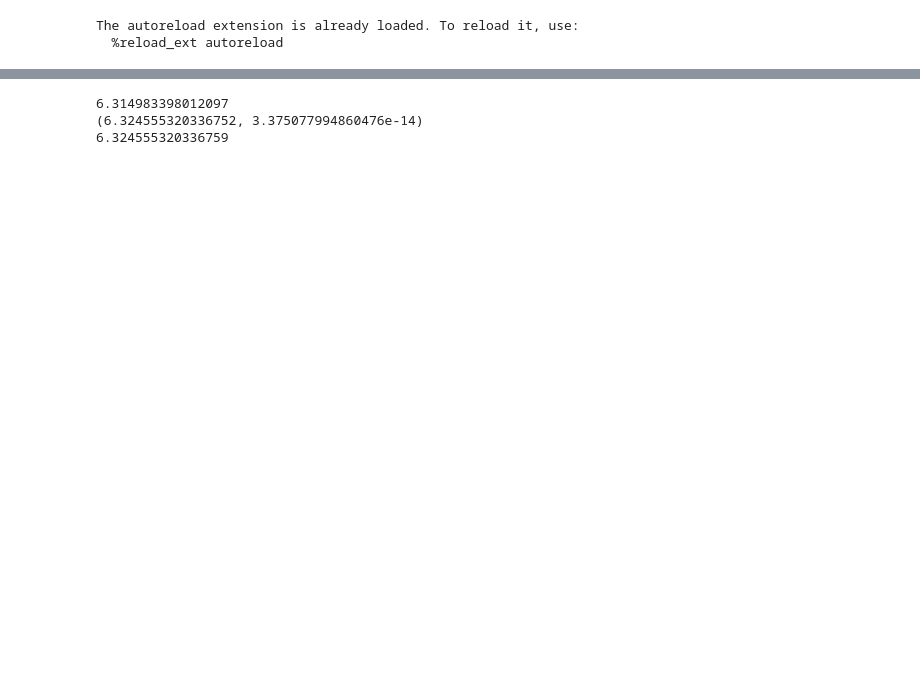
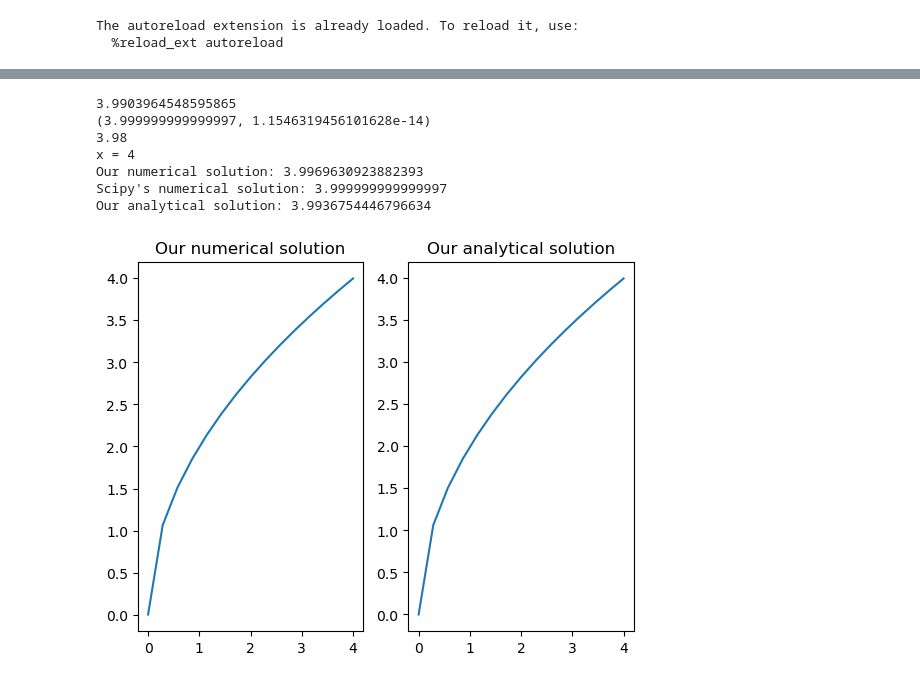
Before and after one commit to LukaD00/deFerMat, a Jupyter notebook: solutions.ipynb, the cells around one changed output, grey strips where cells are left out. Cells and saved outputs as stored; diff of their text form; code cells hidden in the pictures; blank space fills up the shorter version.

```diff
--- a/solutions.ipynb
+++ b/solutions.ipynb
@@ -51,16 +49,16 @@ Our analytical solution: 0.8047764893437559
 # %%
-integrator = Trapezoidal(0.0001)
-integrand = lambda t : 1 / math.sqrt(t)
+integrand = lambda t : 1 / sqrt(t)
+x = 4
+analytical = lambda x : 2 * sqrt(x)
 
-f = lambda x : integrator(integrand, 0, x)
-x = 10
-print(f(x))
-print(scipy.integrate.quad(integrand, 0, x))
-
-analytical = lambda x : 2 * math.sqrt(x)
-print(analytical(x) - analytical(0))
+test_integral_solver(integrand, analytical, x, step=0.00001)
 # %% [output]
-6.314983398012097
-(6.324555320336752, 3.375077994860476e-14)
-6.324555320336759
+3.9903964548595865
+(3.999999999999997, 1.1546319456101628e-14)
+3.98
+x = 4
+Our numerical solution: 3.9969630923882393
+Scipy's numerical solution: 3.999999999999997
+Our analytical solution: 3.9936754446796634
+[figure, added]
 # %%
```
Also changed, not shown: parts of 8 cells of this notebook.
